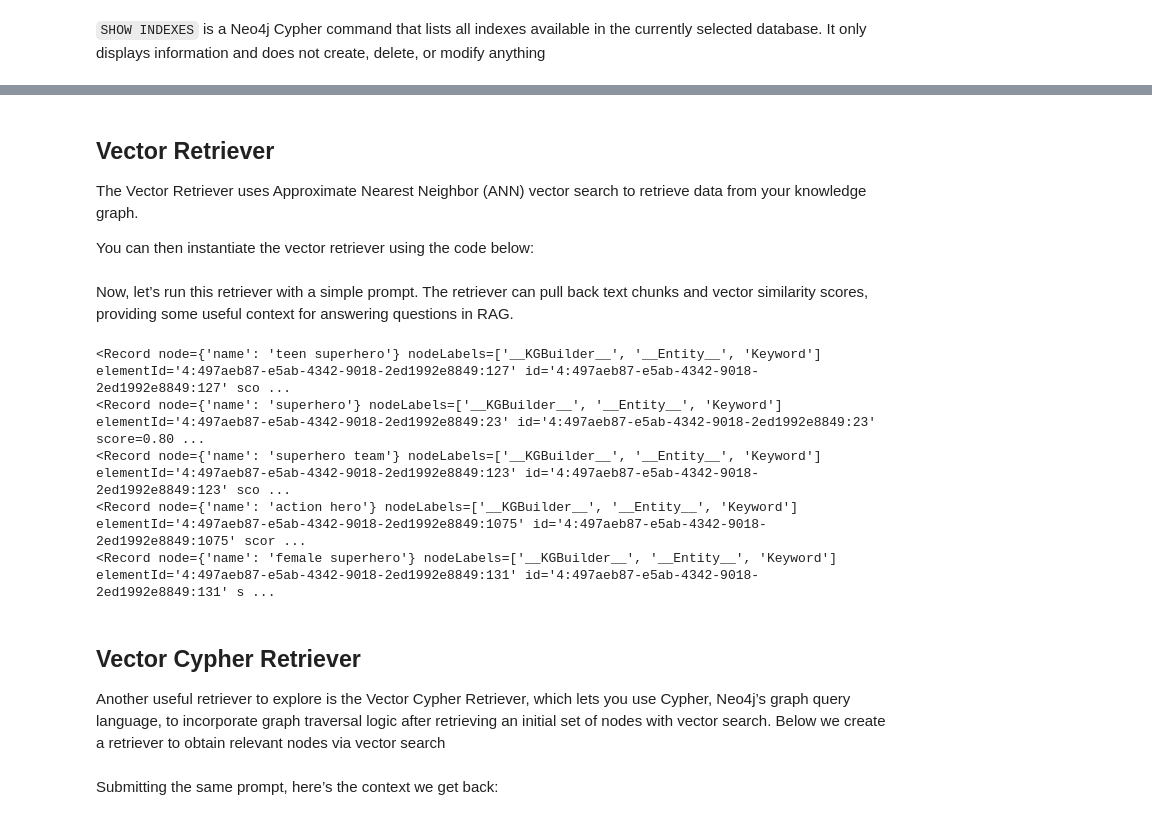
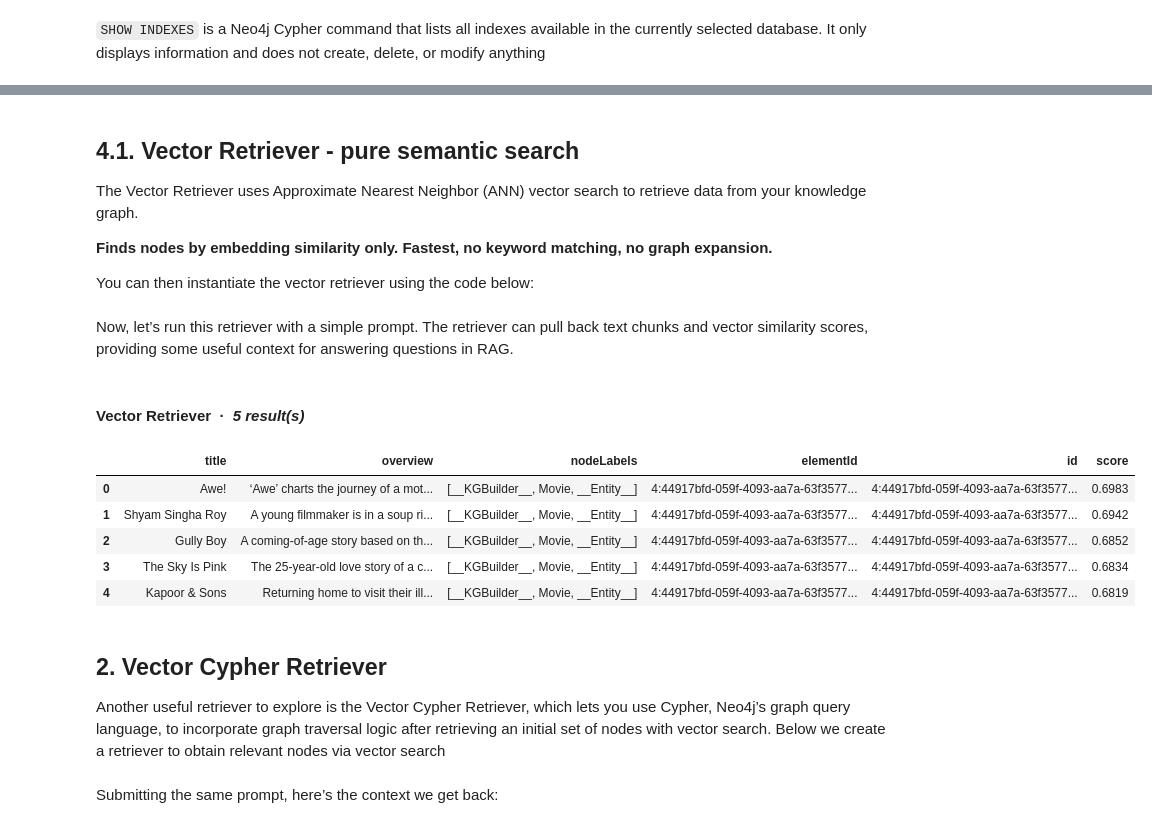
Before and after one commit to genaiconference/Agentic_KAG_Workshop_DHS_2026, a Jupyter notebook: 03_retrieve_data_from_knowledge_graph.ipynb, the cells around one changed output, grey strips where cells are left out. Saved outputs shown, nothing was run; the diff lists cells and outputs as text; code cells hidden in the pictures.

```diff
--- a/03_retrieve_data_from_knowledge_graph.ipynb
+++ b/03_retrieve_data_from_knowledge_graph.ipynb
@@ -323,8 +355,10 @@ The GraphRAG Python package provides multiple classes for retrieving data from y
 # %% [markdown]
-## Vector Retriever
+## 4.1. Vector Retriever - pure semantic search
 
 The Vector Retriever uses Approximate Nearest Neighbor (ANN) vector search to retrieve data from your knowledge graph.
 
+**Finds nodes by embedding similarity only. Fastest, no keyword matching, no graph expansion.**
+
 You can then instantiate the vector retriever using the code below:
 # %%
 from neo4j_graphrag.retrievers import VectorRetriever
@@ -333,26 +367,24 @@ vector_retriever = VectorRetriever(
    driver,
    index_name="movie_embedding_index",
    embedder=embedder,
-   return_properties=["name"],
+   return_properties=["title", "overview"],
 )
 # %% [markdown]
 Now, let’s run this retriever with a simple prompt. The retriever can pull back text chunks and vector similarity scores, providing some useful context for answering questions in RAG.
-# %%
-import json
-
-vector_res = vector_retriever.get_search_results(query_text = "Recommend movies about superheros", top_k=5)
-
-# print output
-# Access and print only the records, excluding the metadata
-for record in vector_res.records:
-    print(record)
-# %% [output]
-<Record node={'name': 'teen superhero'} nodeLabels=['__KGBuilder__', '__Entity__', 'Keyword'] elementId='4:497aeb87-e5ab-4342-9018-2ed1992e8849:127' id='4:497aeb87-e5ab-4342-9018-2ed1992e8849:127' sco ...
-<Record node={'name': 'superhero'} nodeLabels=['__KGBuilder__', '__Entity__', 'Keyword'] elementId='4:497aeb87-e5ab-4342-9018-2ed1992e8849:23' id='4:497aeb87-e5ab-4342-9018-2ed1992e8849:23' score=0.80 ...
-<Record node={'name': 'superhero team'} nodeLabels=['__KGBuilder__', '__Entity__', 'Keyword'] elementId='4:497aeb87-e5ab-4342-9018-2ed1992e8849:123' id='4:497aeb87-e5ab-4342-9018-2ed1992e8849:123' sco ...
-<Record node={'name': 'action hero'} nodeLabels=['__KGBuilder__', '__Entity__', 'Keyword'] elementId='4:497aeb87-e5ab-4342-9018-2ed1992e8849:1075' id='4:497aeb87-e5ab-4342-9018-2ed1992e8849:1075' scor ...
-<Record node={'name': 'female superhero'} nodeLabels=['__KGBuilder__', '__Entity__', 'Keyword'] elementId='4:497aeb87-e5ab-4342-9018-2ed1992e8849:131' id='4:497aeb87-e5ab-4342-9018-2ed1992e8849:131' s ...
+# %%
+vector_res = vector_retriever.get_search_results(query_text="A heartwarming animated film about family and growing up", top_k=5)
+
+# Pretty-print the records as a tidy DataFrame
+pretty_retriever_results(vector_res, title="Vector Retriever")
+# %% [output]
+#### Vector Retriever  &nbsp;·&nbsp; _5 result(s)_
+|  | title | overview | nodeLabels | elementId | id | score |
+| 0 | Awe! | ‘Awe’ charts the journey of a mot... | [__KGBuilder__, Movie, __Entity__] | 4:44917bfd-059f-4093-aa7a-63f3577... | 4:44917bfd-059f-4093-aa7a-63f3577... | 0.6983 |
+| 1 | Shyam Singha Roy | A young filmmaker is in a soup ri... | [__KGBuilder__, Movie, __Entity__] | 4:44917bfd-059f-4093-aa7a-63f3577... | 4:44917bfd-059f-4093-aa7a-63f3577... | 0.6942 |
+| 2 | Gully Boy | A coming-of-age story based on th... | [__KGBuilder__, Movie, __Entity__] | 4:44917bfd-059f-4093-aa7a-63f3577... | 4:44917bfd-059f-4093-aa7a-63f3577... | 0.6852 |
+| 3 | The Sky Is Pink | The 25-year-old love story of a c... | [__KGBuilder__, Movie, __Entity__] | 4:44917bfd-059f-4093-aa7a-63f3577... | 4:44917bfd-059f-4093-aa7a-63f3577... | 0.6834 |
+| 4 | Kapoor & Sons | Returning home to visit their ill... | [__KGBuilder__, Movie, __Entity__] | 4:44917bfd-059f-4093-aa7a-63f3577... | 4:44917bfd-059f-4093-aa7a-63f3577... | 0.6819 |
 # %% [markdown]
-## Vector Cypher Retriever
+## 2. Vector Cypher Retriever
 
 Another useful retriever to explore is the Vector Cypher Retriever, which lets you use Cypher, Neo4j’s graph query language, to incorporate graph traversal logic after retrieving an initial set of nodes with vector search. Below we create a retriever to obtain relevant nodes via vector search
```
Also changed, not shown: parts of 50 cells of this notebook.
